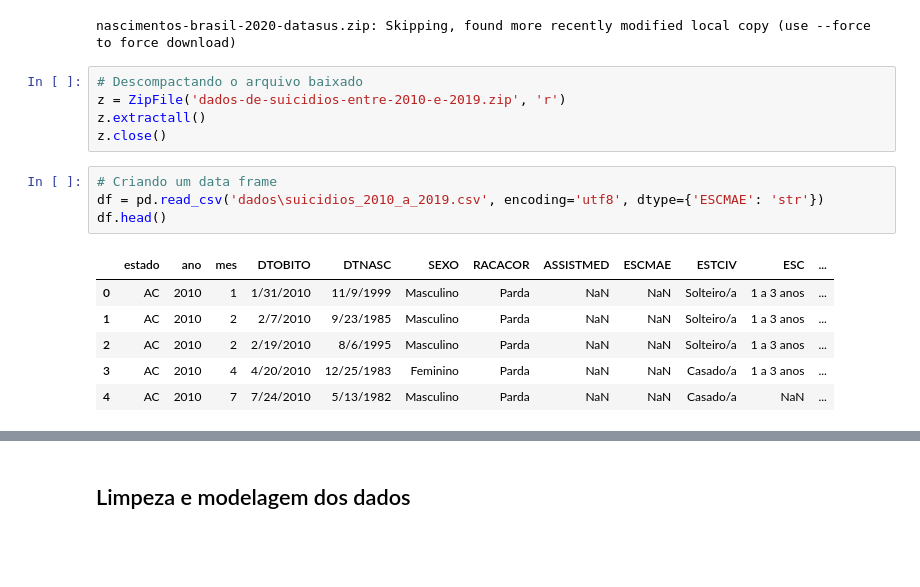
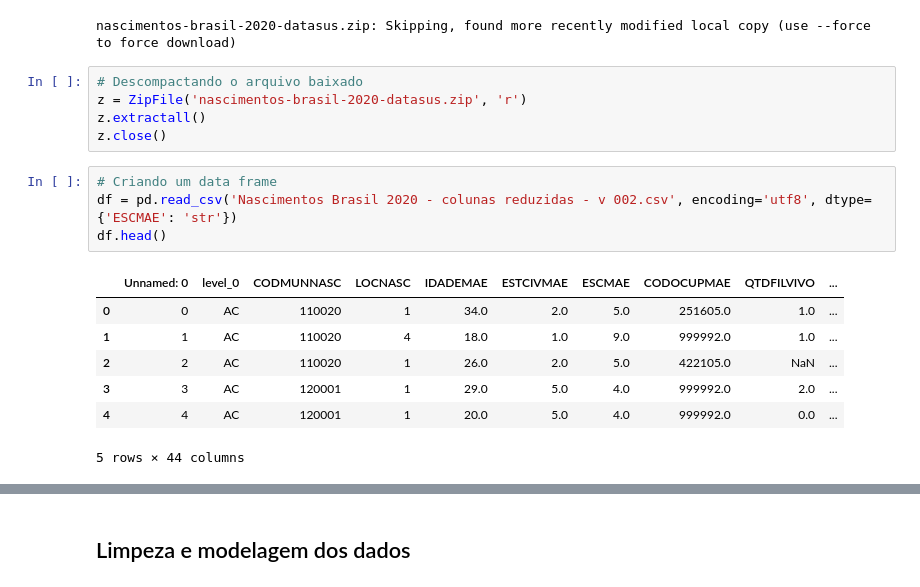
Before and after one commit to kauebr/Estudando, a Jupyter notebook: Estatistica/Estatística descritiva bivariada/Var quant x var quali - Coefs Spearman e Pearson.ipynb, the cells around one changed output, grey strips where cells are left out. Drawn from its saved outputs; the diff is of its cells as text; blank space fills up the shorter version.

```diff
--- a/Estatistica/Estatística descritiva bivariada/Var quant x var quali - Coefs Spearman e Pearson.ipynb
+++ b/Estatistica/Estatística descritiva bivariada/Var quant x var quali - Coefs Spearman e Pearson.ipynb
@@ -39,17 +36,18 @@ from zipfile import ZipFile
 nascimentos-brasil-2020-datasus.zip: Skipping, found more recently modified local copy (use --force to force download)
 # %%
 # Descompactando o arquivo baixado
-z = ZipFile('dados-de-suicidios-entre-2010-e-2019.zip', 'r')
+z = ZipFile('nascimentos-brasil-2020-datasus.zip', 'r')
 z.extractall()
 z.close()
 # %%
 # Criando um data frame
-df = pd.read_csv('dados\suicidios_2010_a_2019.csv', encoding='utf8', dtype={'ESCMAE': 'str'})
+df = pd.read_csv('Nascimentos Brasil 2020 - colunas reduzidas - v 002.csv', encoding='utf8', dtype={'ESCMAE': 'str'})
 df.head()
 # %% [output]
-|  | estado | ano | mes | DTOBITO | DTNASC | SEXO | RACACOR | ASSISTMED | ESCMAE | ESTCIV | ESC | ... |
-| 0 | AC | 2010 | 1 | 1/31/2010 | 11/9/1999 | Masculino | Parda | NaN | NaN | Solteiro/a | 1 a 3 anos | ... |
-| 1 | AC | 2010 | 2 | 2/7/2010 | 9/23/1985 | Masculino | Parda | NaN | NaN | Solteiro/a | 1 a 3 anos | ... |
-| 2 | AC | 2010 | 2 | 2/19/2010 | 8/6/1995 | Masculino | Parda | NaN | NaN | Solteiro/a | 1 a 3 anos | ... |
-| 3 | AC | 2010 | 4 | 4/20/2010 | 12/25/1983 | Feminino | Parda | NaN | NaN | Casado/a | 1 a 3 anos | ... |
-| 4 | AC | 2010 | 7 | 7/24/2010 | 5/13/1982 | Masculino | Parda | NaN | NaN | Casado/a | NaN | ... |
+|  | Unnamed: 0 | level_0 | CODMUNNASC | LOCNASC | IDADEMAE | ESTCIVMAE | ESCMAE | CODOCUPMAE | QTDFILVIVO | ... |
+| 0 | 0 | AC | 110020 | 1 | 34.0 | 2.0 | 5.0 | 251605.0 | 1.0 | ... |
+| 1 | 1 | AC | 110020 | 4 | 18.0 | 1.0 | 9.0 | 999992.0 | 1.0 | ... |
+| 2 | 2 | AC | 110020 | 1 | 26.0 | 2.0 | 5.0 | 422105.0 | NaN | ... |
+| 3 | 3 | AC | 120001 | 1 | 29.0 | 5.0 | 4.0 | 999992.0 | 2.0 | ... |
+| 4 | 4 | AC | 120001 | 1 | 20.0 | 5.0 | 4.0 | 999992.0 | 0.0 | ... |
+5 rows × 44 columns
```
Also changed, not shown: parts of 15 cells of this notebook, 3 other files.
